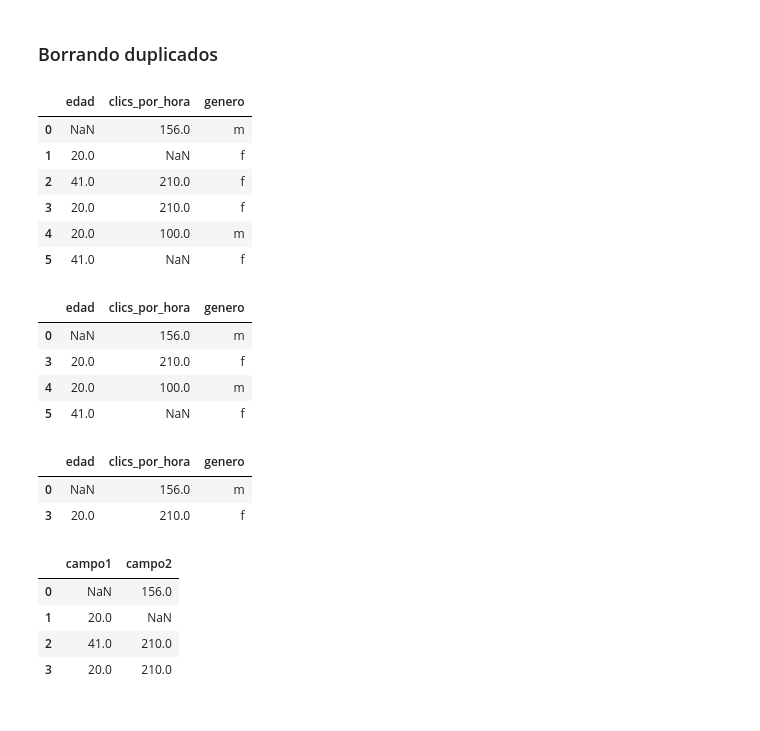
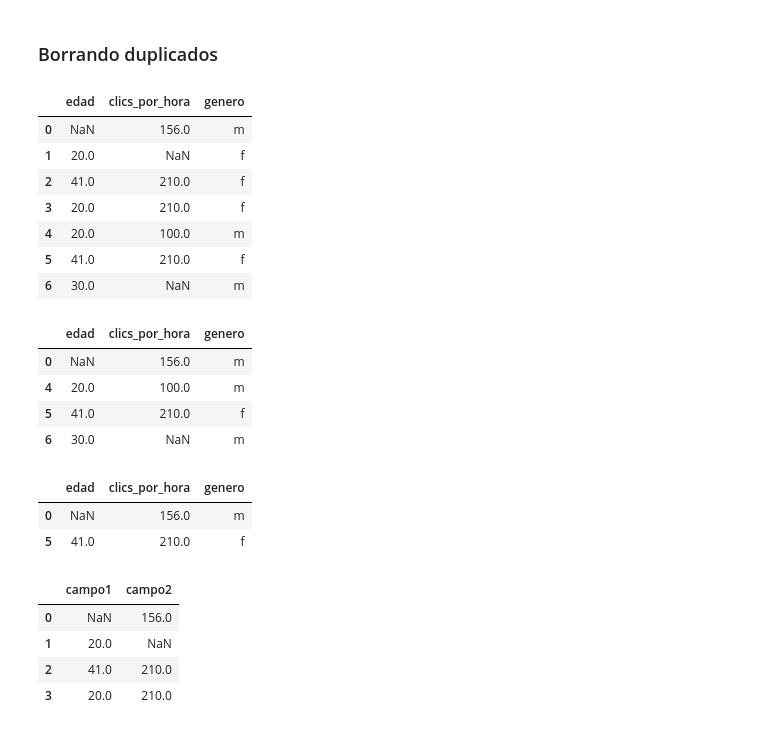
Before and after one commit to jcordovaj/Colab, a Jupyter notebook: Homework_04_1.ipynb, the cells around one changed output. Cells and saved outputs as stored; diff of their text form; code cells hidden in the pictures.

```diff
--- a/Homework_04_1.ipynb
+++ b/Homework_04_1.ipynb
@@ -1109,34 +1190,35 @@ copia_df
 # %% [markdown]
 ### Borrando duplicados
 # %%
-usuarios_df = pd.DataFrame({'edad': [np.nan, 20, 41, 20, 20, 41],
-                            'clics_por_hora': [156, np.nan, 210, 210, 100, np.nan],
-                            'genero': ['m','f','f','f','m','f']})
+usuarios_df = pd.DataFrame({'edad': [np.nan, 20, 41, 20, 20, 41,30],
+                            'clics_por_hora': [156, np.nan, 210, 210, 100, 210,np.nan],
+                            'genero': ['m','f','f','f','m','f', 'm']})
 usuarios_df
 # %% [output]
 |  | edad | clics_por_hora | genero |
 | 0 | NaN | 156.0 | m |
 | 1 | 20.0 | NaN | f |
 | 2 | 41.0 | 210.0 | f |
 | 3 | 20.0 | 210.0 | f |
 | 4 | 20.0 | 100.0 | m |
-| 5 | 41.0 | NaN | f |
+| 5 | 41.0 | 210.0 | f |
+| 6 | 30.0 | NaN | m |
 # %%
 usuarios_df.drop_duplicates(subset=['clics_por_hora'], keep='last', inplace=True) # Se puede jugar con el first, last, etc. Y también elegir en qué columnas
-# %%
-usuarios_df
-# %% [output]
-|  | edad | clics_por_hora | genero |
-| 0 | NaN | 156.0 | m |
-| 3 | 20.0 | 210.0 | f |
-| 4 | 20.0 | 100.0 | m |
-| 5 | 41.0 | NaN | f |
+# %%
+usuarios_df           # En este caso, de la columna clics_por_hora, eliminó los dos duplicados de 210, y dejó el último (el de más abajo)
+# %% [output]
+|  | edad | clics_por_hora | genero |
+| 0 | NaN | 156.0 | m |
+| 4 | 20.0 | 100.0 | m |
+| 5 | 41.0 | 210.0 | f |
+| 6 | 30.0 | NaN | m |
 # %%
 usuarios_df.drop_duplicates(subset=['genero']) # Se puede jugar con el first, last, etc. Y también elegir en qué columnas
 # %% [output]
 |  | edad | clics_por_hora | genero |
 | 0 | NaN | 156.0 | m |
-| 3 | 20.0 | 210.0 | f |
+| 5 | 41.0 | 210.0 | f |
 # %%
 import pandas as pd
 ejemplo = pd.DataFrame({'campo1': [None, 20, 41, 20], 'campo2': [156, None, 210, 210]})
```
Also changed, not shown: parts of 46 cells of this notebook.
